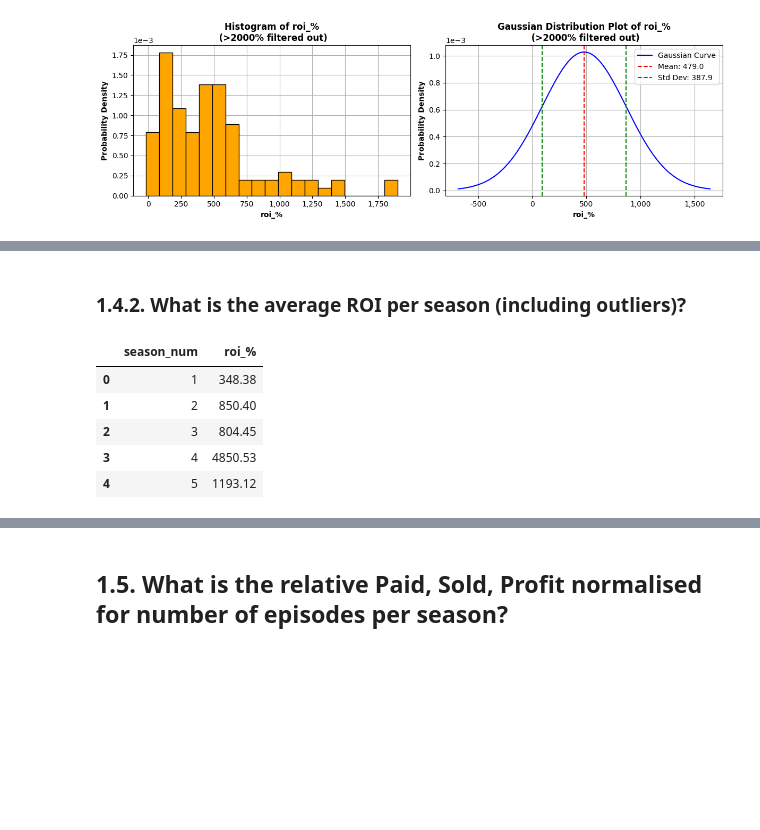
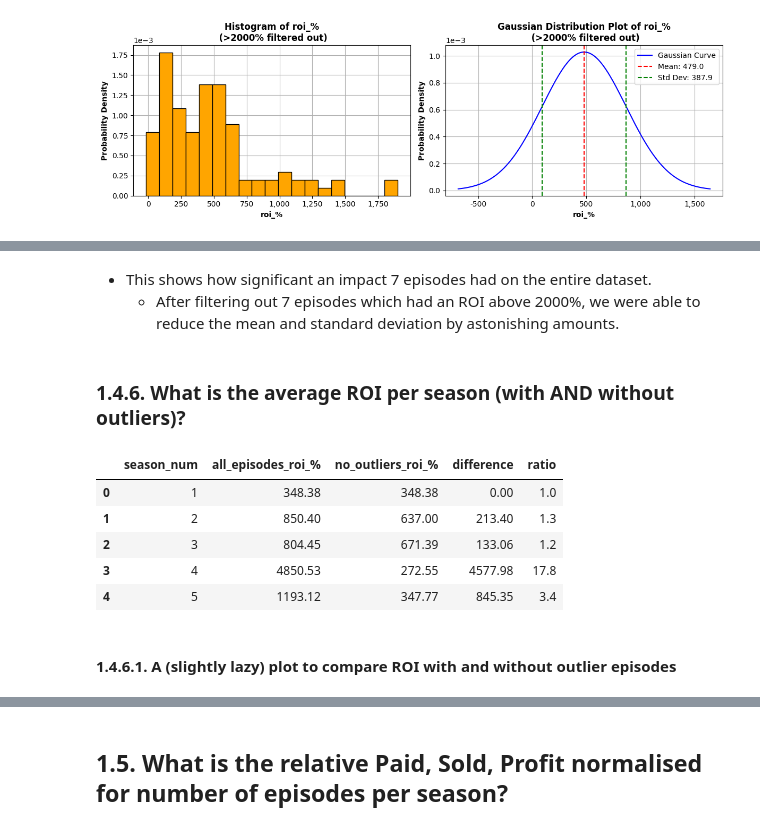
Before and after one commit to Joshua-Higgins-jp/Auction_Hunters_EDA, a Jupyter notebook: auction_hunters_eda.ipynb, the cells around one changed output, grey strips where cells are left out. Drawn from its saved outputs; the diff is of its cells as text; code cells hidden in the pictures; blank space fills up the shorter version.

Commit message:
updated code for roi % data and graphs. slight restructuring

```diff
--- a/auction_hunters_eda.ipynb
+++ b/auction_hunters_eda.ipynb
@@ -701,8 +718,8 @@ df_pm_roi[df_pm_roi['roi_%'] > roi_ceiling].sort_values('roi_%', ascending=False
 | 6 | 3 | 10 | 310 | Fake Punt Payoff | Pasadena, California | 2012-05-09 | 600 | 12760 | 12160 | ... |
 # %%
 # Show ROI values only under 2000%
-df_ROI_low = df_pm_roi[df_pm_roi['roi_%'] <= roi_ceiling].reset_index()
-show_basic_feature_plot(dataframe=df_ROI_low, feature_col='roi_%', unit="%")
+df_ROI_no_outliers = df_pm_roi[df_pm_roi['roi_%'] <= roi_ceiling].reset_index()
+show_basic_feature_plot(dataframe=df_ROI_no_outliers, feature_col='roi_%', unit="%")
 # %% [output]
 [figure]
 # %%
@@ -712,13 +766,30 @@ plot_gaussian_curve_histogram(df=df_pm_roi[df_pm_roi['roi_%'] < 2000], col_name=
+# %% [markdown]
+* This shows how significant an impact 7 episodes had on the entire dataset.
+   * After filtering out 7 episodes which had an ROI above 2000%, we were able to reduce the mean and standard deviation by astonishing amounts.
 # %% [markdown]
-### 1.4.2. What is the average ROI per season (including outliers)?
+### 1.4.6. What is the average ROI per season (with AND without outliers)?
 # %%
-average_roi_by_season = df_pm_roi.groupby('season_num')['roi_%'].mean().reset_index()
-average_roi_by_season['roi_%'] = average_roi_by_season['roi_%'].round(2)
-average_roi_by_season
+average_roi_by_season_df = df_pm_roi.groupby('season_num')['roi_%'].mean().reset_index()
+average_roi_by_season_df['roi_%'] = average_roi_by_season_df['roi_%'].round(2)
+
+average_roi_by_season_no_outliers_df = df_ROI_no_outliers.groupby('season_num')['roi_%'].mean().reset_index()
+average_roi_by_season_no_outliers_df['roi_%'] = average_roi_by_season_no_outliers_df['roi_%'].round(2)
+
+average_roi_by_season_df.rename(columns={'roi_%': 'all_episodes_roi_%'}, inplace=True)
+average_roi_by_season_no_outliers_df.rename(columns={'roi_%': 'no_outliers_roi_%'}, inplace=True)
+
+average_roi_by_season_outliers_merged_df = average_roi_by_season_df.merge(average_roi_by_season_no_outliers_df,
+                                                                       on='season_num',
+                                                                       how='left')
+
+average_roi_by_season_outliers_merged_df['difference'] = average_roi_by_season_outliers_merged_df['all_episodes_roi_%'] - average_roi_by_season_outliers_merged_df['no_outliers_roi_%']
+average_roi_by_season_outliers_merged_df['ratio'] = round(average_roi_by_season_outliers_merged_df['all_episodes_roi_%'] / average_roi_by_season_outliers_merged_df['no_outliers_roi_%'], 1)
+
+average_roi_by_season_outliers_merged_df
 # %% [output]
-|  | season_num | roi_% |
-| 0 | 1 | 348.38 |
-| 1 | 2 | 850.40 |
-| 2 | 3 | 804.45 |
-| 3 | 4 | 4850.53 |
-| 4 | 5 | 1193.12 |
+|  | season_num | all_episodes_roi_% | no_outliers_roi_% | difference | ratio |
+| 0 | 1 | 348.38 | 348.38 | 0.00 | 1.0 |
+| 1 | 2 | 850.40 | 637.00 | 213.40 | 1.3 |
+| 2 | 3 | 804.45 | 671.39 | 133.06 | 1.2 |
+| 3 | 4 | 4850.53 | 272.55 | 4577.98 | 17.8 |
+| 4 | 5 | 1193.12 | 347.77 | 845.35 | 3.4 |
@@ -726,0 +796,2 @@ average_roi_by_season
+# %% [markdown]
+#### 1.4.6.1. A (slightly lazy) plot to compare ROI with and without outlier episodes
```
Also changed, not shown: parts of 55 cells of this notebook.
